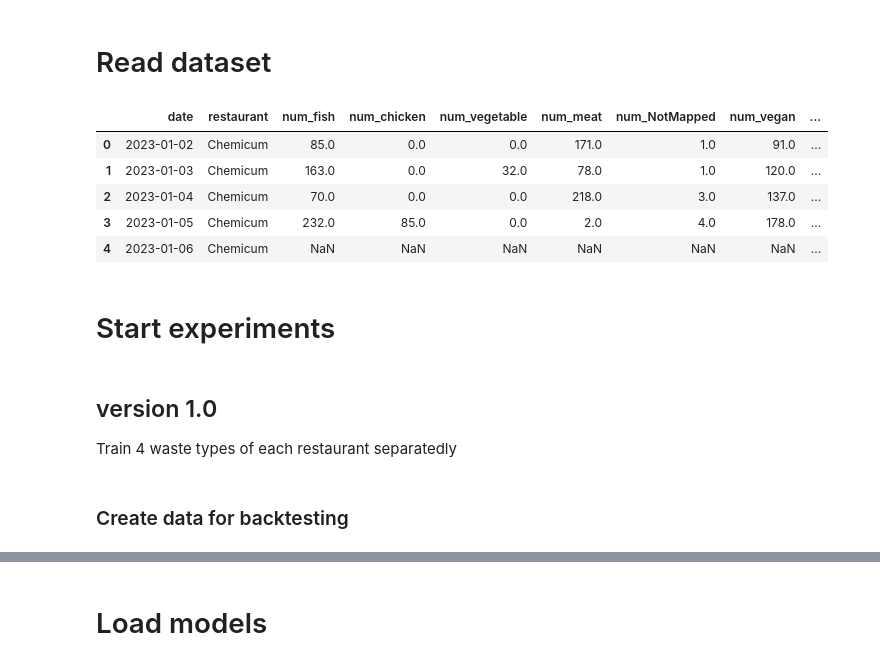
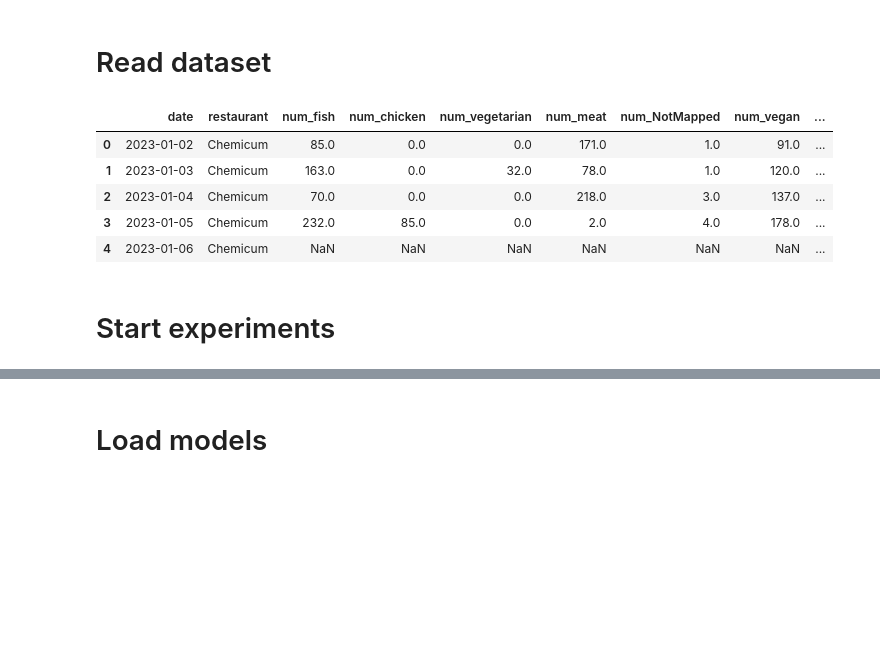
Before and after one commit to Food-Waste-Optimization/Food-Waste-Optimization, a Jupyter notebook: experiments_hoangle/forecast_biowaste.ipynb, the cells around one changed output, grey strips where cells are left out. Drawn from its saved outputs; the diff is of its cells as text; code cells hidden in the pictures; blank space fills up the shorter version.

```diff
--- a/experiments_hoangle/forecast_biowaste.ipynb
+++ b/experiments_hoangle/forecast_biowaste.ipynb
@@ -27,11 +25,11 @@ path_metrics = path_dir_processed / "metrics.csv"
 # %% [markdown]
 # Read dataset
 # %%
-raw = pd.read_csv(path_fact, header=0, parse_dates=[0])
+raw = pd.read_csv(path_fact, header=0, parse_dates=['date'])
 
 raw.head(5)
 # %% [output]
-|  | date | restaurant | num_fish | num_chicken | num_vegetable | num_meat | num_NotMapped | num_vegan | ... |
+|  | date | restaurant | num_fish | num_chicken | num_vegetarian | num_meat | num_NotMapped | num_vegan | ... |
 | 0 | 2023-01-02 | Chemicum | 85.0 | 0.0 | 0.0 | 171.0 | 1.0 | 91.0 | ... |
 | 1 | 2023-01-03 | Chemicum | 163.0 | 0.0 | 32.0 | 78.0 | 1.0 | 120.0 | ... |
 | 2 | 2023-01-04 | Chemicum | 70.0 | 0.0 | 0.0 | 218.0 | 3.0 | 137.0 | ... |
@@ -68,6 +39,0 @@ else:
-# %% [markdown]
-## version 1.0
-
-Train 4 waste types of each restaurant separatedly
-# %% [markdown]
-### Create data for backtesting
```
Also changed, not shown: parts of 69 cells of this notebook, 1 other file.
